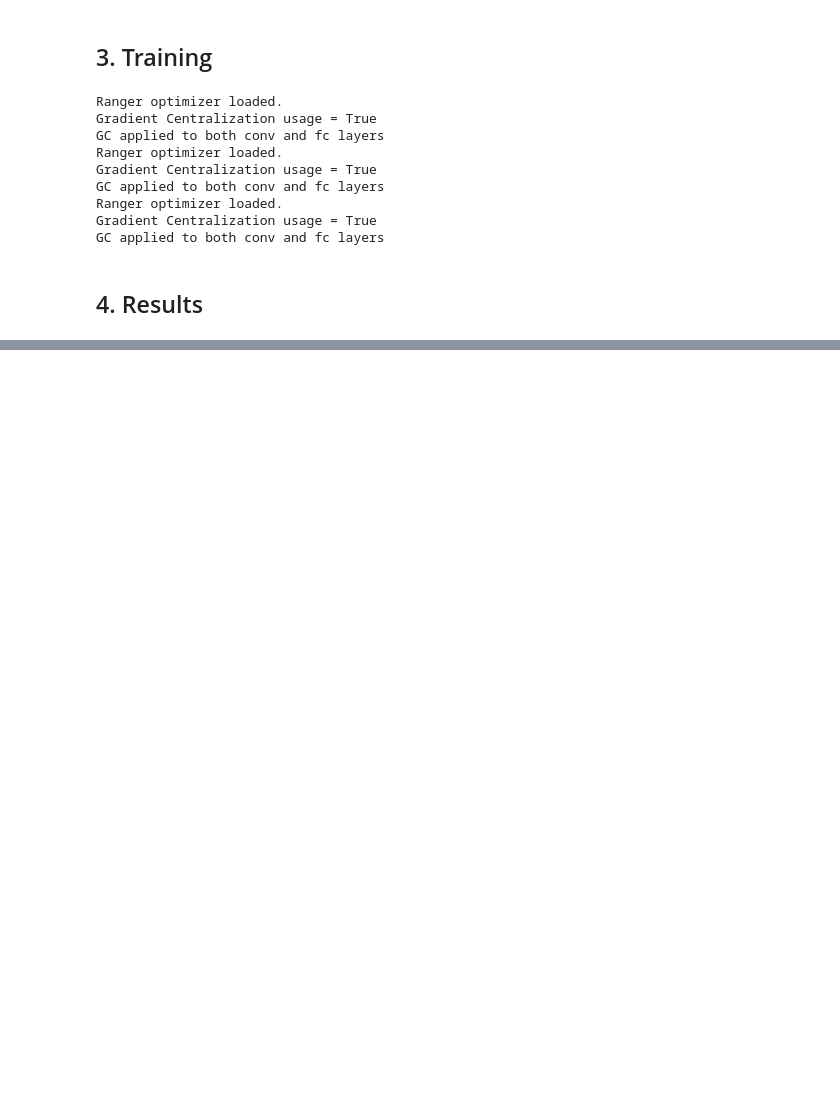
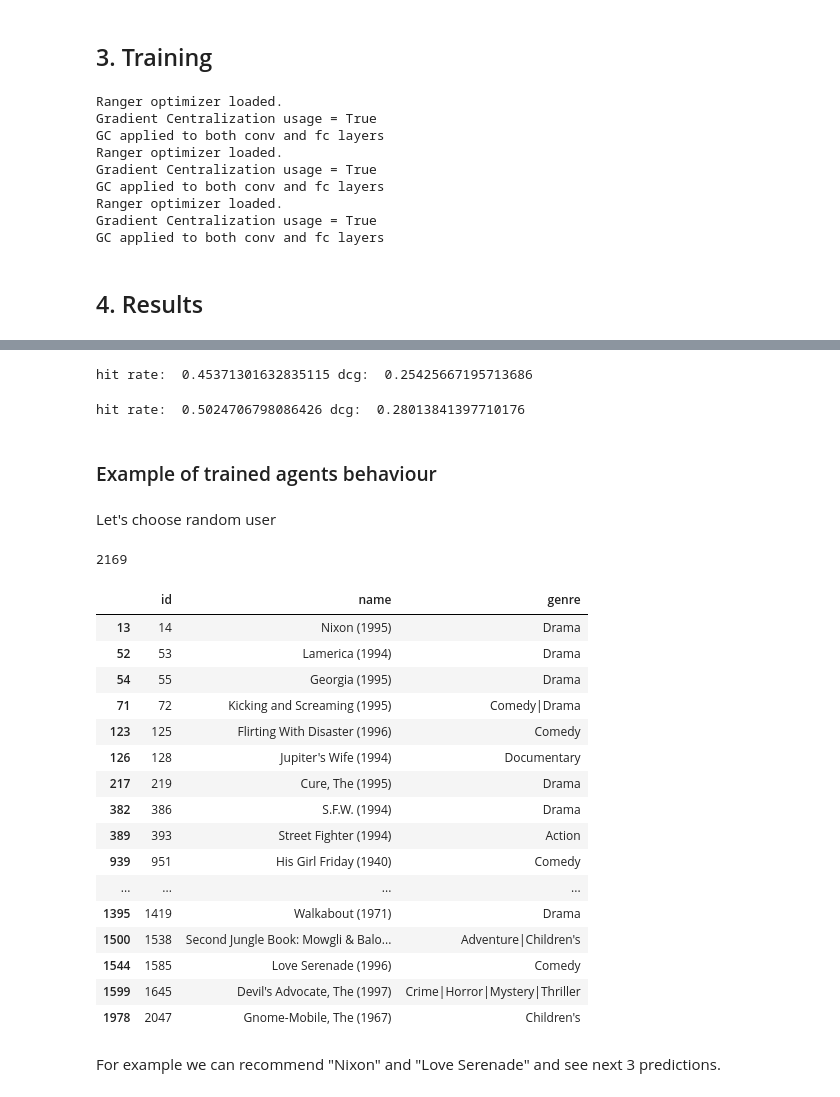
Before and after one commit to shashist/recsys-rl, a Jupyter notebook: recsys_rl.ipynb, the cells around one changed output, grey strips where cells are left out. Cells and saved outputs as stored; diff of their text form; code cells hidden in the pictures; blank space fills up the shorter version.

Commit message:
Add agent demo and vizualizations

```diff
--- a/recsys_rl.ipynb
+++ b/recsys_rl.ipynb
@@ -405,0 +437,53 @@ Wall time: 1min 25s
+# %%
+no_ou_state_repr = State_Repr_Module(user_num, item_num, params['embedding_dim'], params['hidden_dim'])
+no_ou_policy_net = Actor_DRR(params['embedding_dim'], params['hidden_dim'])
+no_ou_state_repr.load_state_dict(torch.load('logs/no_ou/' + 'best_state_repr.pth'))
+no_ou_policy_net.load_state_dict(torch.load('logs/no_ou/' + 'best_policy_net.pth'))
+
+hit, dcg = run_evaluation(no_ou_policy_net, no_ou_state_repr, memory, full_loader)
+print('hit rate: ', hit, 'dcg: ', dcg)
+# %% [output]
+hit rate:  0.45371301632835115 dcg:  0.25425667195713686
+# %%
+ou_state_repr = State_Repr_Module(user_num, item_num, params['embedding_dim'], params['hidden_dim'])
+ou_policy_net = Actor_DRR(params['embedding_dim'], params['hidden_dim'])
+ou_state_repr.load_state_dict(torch.load('logs/ou_noise_04/' + 'best_state_repr.pth'))
+ou_policy_net.load_state_dict(torch.load('logs/ou_noise_04/' + 'best_policy_net.pth'))
+
+hit, dcg = run_evaluation(ou_policy_net, ou_state_repr, memory, full_loader)
+print('hit rate: ', hit, 'dcg: ', dcg)
+# %% [output]
+hit rate:  0.5024706798086426 dcg:  0.28013841397710176
+# %% [markdown]
+### Example of trained agents behaviour
+# %% [markdown]
+Let's choose random user
+# %%
+random_user = np.random.randint(user_num)
+print(random_user)
+# %% [output]
+2169
+# %%
+movies = pd.read_csv('data/movies.dat', sep='::', header=None, engine='python', names=['id', 'name', 'genre'])
+# in the code numeration starts with 0
+movies[movies['id'].isin(np.argwhere(test_matrix[random_user] > 0)[:, 1] + 1)]
+# %% [output]
+|  | id | name | genre |
+| 13 | 14 | Nixon (1995) | Drama |
+| 52 | 53 | Lamerica (1994) | Drama |
+| 54 | 55 | Georgia (1995) | Drama |
+| 71 | 72 | Kicking and Screaming (1995) | Comedy|Drama |
+| 123 | 125 | Flirting With Disaster (1996) | Comedy |
+| 126 | 128 | Jupiter's Wife (1994) | Documentary |
+| 217 | 219 | Cure, The (1995) | Drama |
+| 382 | 386 | S.F.W. (1994) | Drama |
+| 389 | 393 | Street Fighter (1994) | Action |
+| 939 | 951 | His Girl Friday (1940) | Comedy |
+| ... | ... | ... | ... |
+| 1395 | 1419 | Walkabout (1971) | Drama |
+| 1500 | 1538 | Second Jungle Book: Mowgli & Balo... | Adventure|Children's |
+| 1544 | 1585 | Love Serenade (1996) | Comedy |
+| 1599 | 1645 | Devil's Advocate, The (1997) | Crime|Horror|Mystery|Thriller |
+| 1978 | 2047 | Gnome-Mobile, The (1967) | Children's |
+# %% [markdown]
+For example we can recommend "Nixon" and "Love Serenade" and see next 3 predictions.
```
Also changed, not shown: parts of 20 cells of this notebook.
